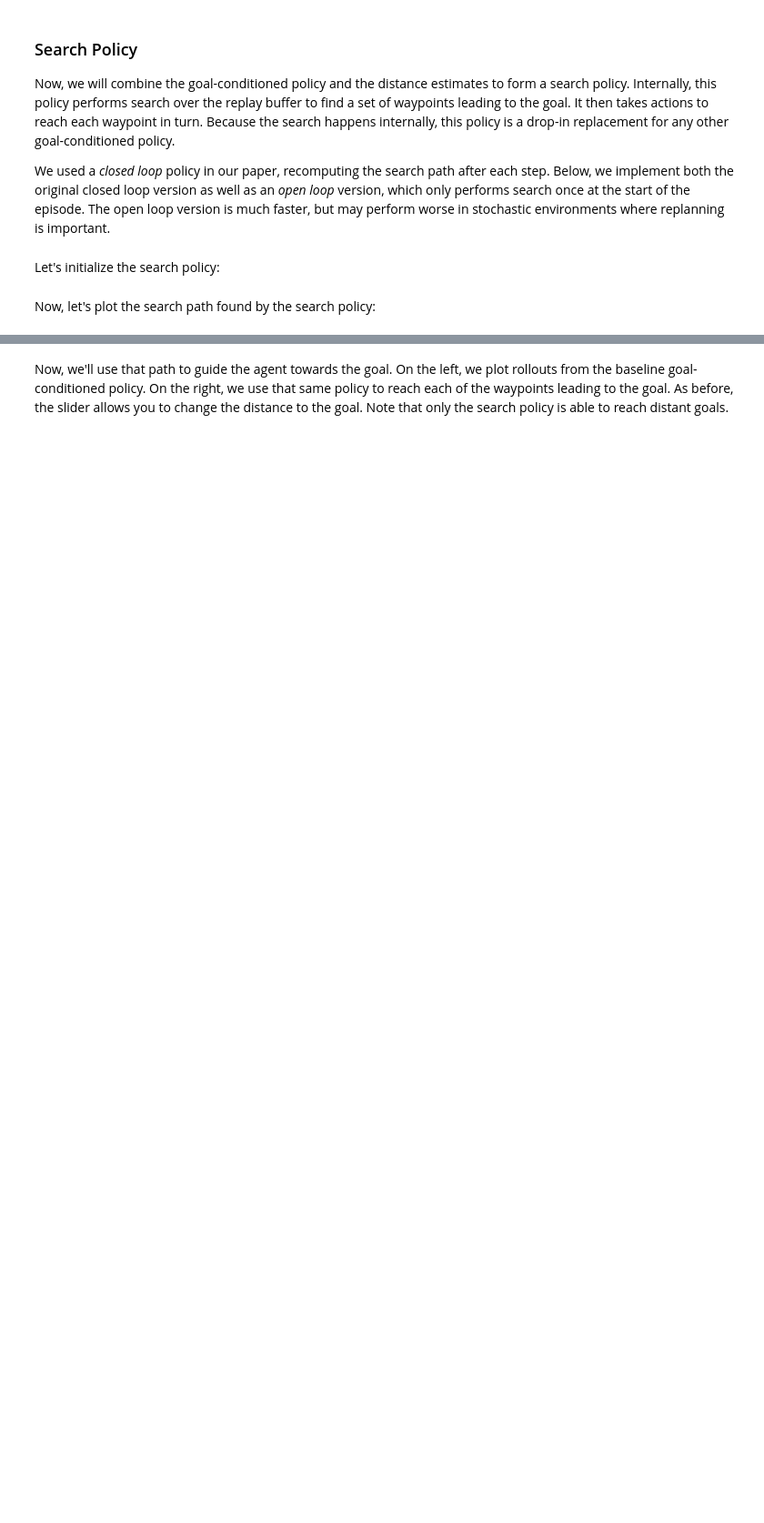
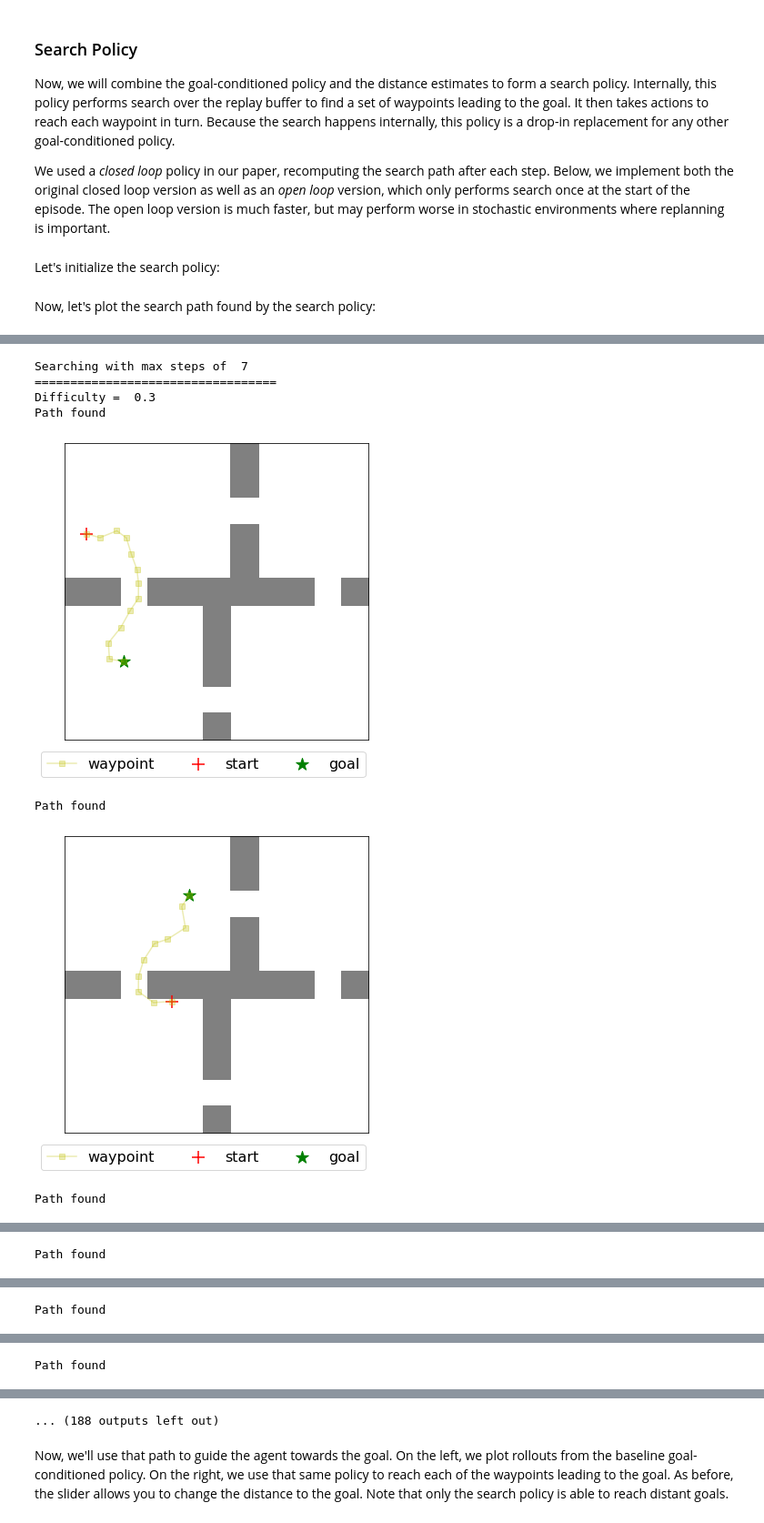
Before and after one commit to alycialee/cs159_sorb, a Jupyter notebook: sorb_working.ipynb, the cells around one changed output, grey strips where cells are left out. Shown at 91% size. Saved outputs shown, nothing was run; the diff lists cells and outputs as text; code cells hidden in the pictures; blank space fills up the shorter version.

Commit message:
Added a path find success percent calculator.

```diff
--- a/sorb_working.ipynb
+++ b/sorb_working.ipynb
@@ -1733,0 +1744,67 @@ plt.show()
+# %%
+"""
+This loop does not need many parameter changes. Three things to consider
+changing are max_steps, the difficulties to try, and number of samples N.
+Could also add another loop to test how max_steps will affect performance,
+but the result of adding more steps seems fairly obvious.
+"""
+
+max_steps = 7
+
+agent.initialize_search(rb_vec, max_search_steps=max_steps)
+search_policy = SearchPolicy(agent, open_loop=True)
+
+print("Searching with max steps of ", max_steps)
+print("==================================")
+difficulties = [0.3, 0.4, 0.5, 0.6, 0.7, 0.8]
+
+for difficulty in difficulties:
+  print("Difficulty = ", difficulty)
+  N = 20
+  success = 0
+
+  for i in range(N):
+    try:
+      max_goal_dist = eval_tf_env.pyenv.envs[0].gym.max_goal_dist
+      eval_tf_env.pyenv.envs[0].gym.set_sample_goal_args(
+          prob_constraint=1.0,
+          min_dist=max(0, max_goal_dist * (difficulty - 0.05)),
+          max_dist=max_goal_dist * (difficulty + 0.05))
+      ts = eval_tf_env.reset()
+      start = ts.observation['observation'].numpy()[0]
+      goal = ts.observation['goal'].numpy()[0]
+      search_policy.action(ts)
+
+      print("Path found")
+      plt.figure(figsize=(6, 6))
+      plot_walls(eval_tf_env.pyenv.envs[0].env.walls)
+
+      waypoint_vec = [start]
+      for waypoint_index in search_policy._waypoint_vec:
+        waypoint_vec.append(rb_vec[waypoint_index])
+      waypoint_vec.append(goal)
+      waypoint_vec = np.array(waypoint_vec)
+
+      plt.scatter([start[0]], [start[1]], marker='+',
+                  color='red', s=200, label='start')
+      plt.scatter([goal[0]], [goal[1]], marker='*',
+                  color='green', s=200, label='goal')
+      plt.plot(waypoint_vec[:, 0], waypoint_vec[:, 1], 'y-s', alpha=0.3, label='waypoint')
+      plt.legend(loc='lower left', bbox_to_anchor=(-0.1, -0.15), ncol=4, fontsize=16)
+      plt.show()
+
+      success += 1
+    except:
+      continue
+
+  print("Path success rate is ", success / N)
+  print("==================================")
+# %% [output]
+Searching with max steps of  7
+==================================
+Difficulty =  0.3
+Path found
+[figure, added]
+Path found
+[figure, added]
+Path found
@@ -1733,0 +1812 @@ plt.show()
+Path found
@@ -1733,0 +1814 @@ plt.show()
+Path found
@@ -1733,0 +1816 @@ plt.show()
+Path found
@@ -1734,3 +1818,4 @@ plt.show()
+... (188 outputs left out)
 # %% [markdown]
 Now, we'll use that path to guide the agent towards the goal. On the left, we plot rollouts from the baseline goal-conditioned policy. On the right, we use that same policy to reach each of the waypoints leading to the goal. As before, the slider allows you to change the distance to the goal. Note that only the search policy is able to reach distant goals.
 # %%
```
Also changed, not shown: parts of 10 cells of this notebook.
